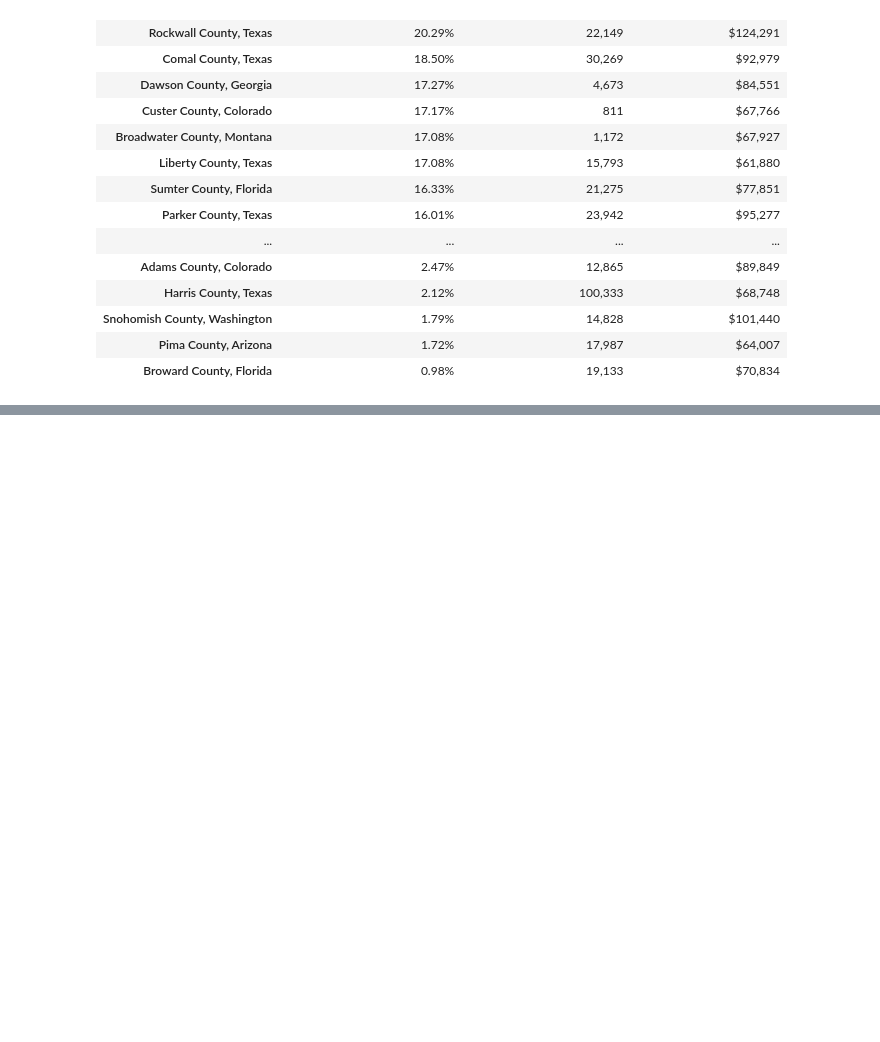
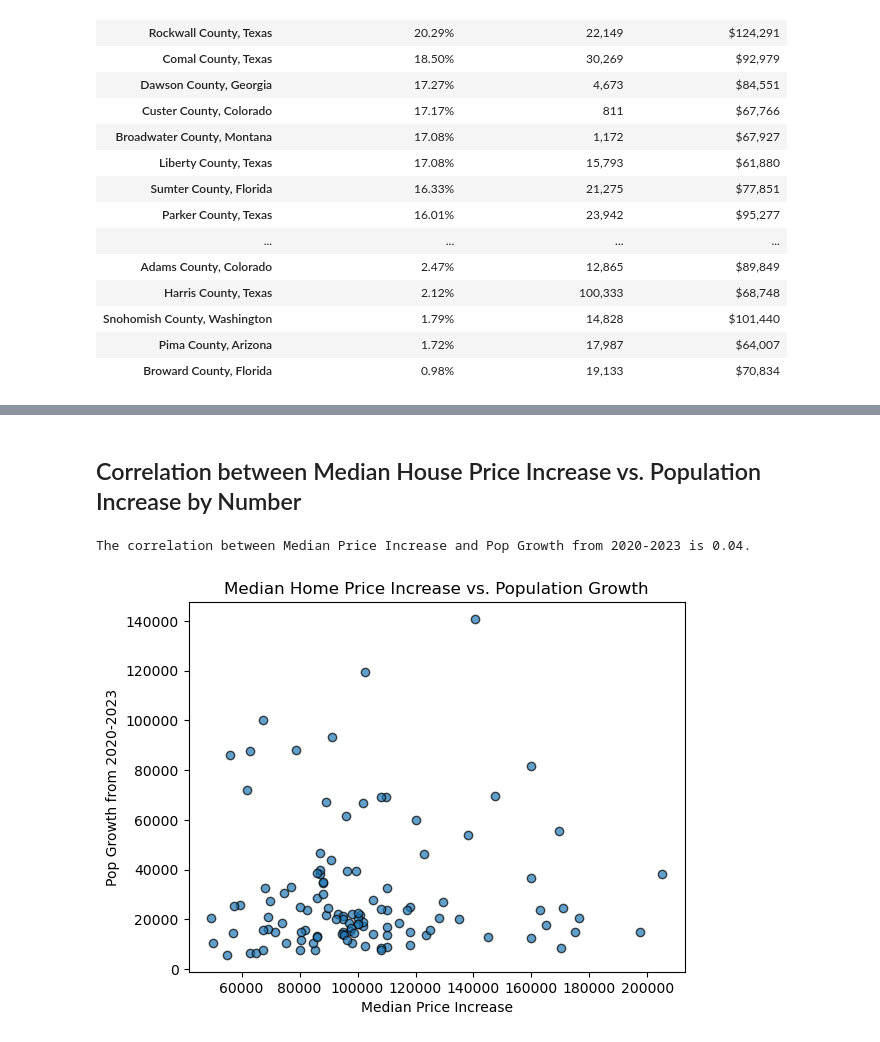
Before and after one commit to smsimba225/Project_1, a Jupyter notebook: Project1_Owen.ipynb, the cells around one changed output, grey strips where cells are left out. Cells and saved outputs as stored; diff of their text form; code cells hidden in the pictures; blank space fills up the shorter version.

```diff
--- a/Project1_Owen.ipynb
+++ b/Project1_Owen.ipynb
@@ -531,0 +467,7 @@ home_median.to_csv('Resources/Pop_home_median.csv')
+# %%
+medianhousing_df = pd.read_csv("Resources/median_housing_prices.csv")
+medianhousing_df['2023 Median']=medianhousing_df['2023 Median'].astype(int)
+medianhousing_df['2020 Median']=medianhousing_df['2020 Median'].astype(int)
+medianhousing_df['Median Price Increase']=medianhousing_df['2023 Median']-medianhousing_df['2020 Median']
+medianhousing_df['Median Price % Increase']=medianhousing_df['2023 Median']/medianhousing_df['2020 Median']*100-100
+medianhousing_df=medianhousing_df[['County', 'Median Home Price (2023)', 'Median Price Increase', 'Median Price % Increase']]
@@ -531,0 +534,2 @@ home_median.to_csv('Resources/Pop_home_median.csv')
+# %%
+rentvsmortgage_df = pd.read_csv("Resources/rentvsmortgage.csv")
@@ -531,0 +575,3 @@ home_median.to_csv('Resources/Pop_home_median.csv')
+# %%
+housingunitsbuilt = pd.read_csv("Resources/housing_built.csv")
+housingdatafinal = home_rent_mortgage.merge(housingunitsbuilt, on='County', how='left')
@@ -531,0 +625,15 @@ home_median.to_csv('Resources/Pop_home_median.csv')
+# %%
+labels = ['1', '2', '3','4', '5', '6', '7', '8', '9', '10']
+housingdatafinal["Rent vs. Mortgage Score"] = pd.cut(housingdatafinal['Rent vs. Mortgage'], 10, labels=labels)
+housingdatafinal['Demand Ratio']=housingdatafinal['Pop Growth from 2020-2023']/housingdatafinal['Total Housing Units built after 2020']
+housingdatafinal['Affordability Ratio']=housingdatafinal['Median Household Income']/housingdatafinal['Total Housing Units built after 2020']
+housingdatafinal['Demand Score'] = pd.cut(housingdatafinal['Demand Ratio'], 10, labels=labels)
+housingdatafinal['Affordability Score'] = pd.cut(housingdatafinal['Affordability Ratio'], 10, labels=labels)
+housingdatafinal["Rent vs. Mortgage Score"]=housingdatafinal["Rent vs. Mortgage Score"].astype(int)
+housingdatafinal['Demand Score']=housingdatafinal['Demand Score'].astype(int)
+housingdatafinal['Affordability Score']=housingdatafinal['Affordability Score'].astype(int)
+
+housingdatafinal['Overall Score']=housingdatafinal['Demand Score']+housingdatafinal["Rent vs. Mortgage Score"]+housingdatafinal['Affordability Score']
+housingdatafinal=housingdatafinal.sort_values('Overall Score', ascending=False)
+housingdatafinal=housingdatafinal[['County','Overall Score', 'Rent vs. Mortgage Score', 'Demand Score', 'Affordability Score', 'Rent vs. Mortgage', 'Median Price % Increase', 'Median Price Increase', 'Median Home Price (2023)','Median Household Income', 'Pop Growth % from 2020-2023', 'Pop Growth from 2020-2023', 'Total Housing Units built after 2020', 'Demand Ratio', 'Affordability Ratio', 'Latitude', 'Longitude']]
+housingdatafinal
@@ -531,0 +714,19 @@ home_median.to_csv('Resources/Pop_home_median.csv')
+# %% [markdown]
+## Correlation between Median House Price Increase vs. Population Increase by Number
+# %%
+housingdatafinal
+# Is there a correlation between Median Home Price Increases and Population Increase by Number?
+
+x_value = housingdatafinal['Median Price Increase']
+y_value = housingdatafinal['Pop Growth from 2020-2023']
+corr_coefficient = st.pearsonr(x_value, y_value)
+print(f"The correlation between Median Price Increase and Pop Growth from 2020-2023 is {round(corr_coefficient[0],2)}.")
+plt.scatter(x_value, y_value, alpha=0.7, edgecolors='black')
+plt.xlabel('Median Price Increase')
+plt.ylabel('Pop Growth from 2020-2023')
+plt.title('Median Home Price Increase vs. Population Growth')
+plt.show()
+# No.  there is no correlation between between Median Home Price Increases and Population Increase by Number
+# %% [output]
+The correlation between Median Price Increase and Pop Growth from 2020-2023 is 0.04.
+[figure, added]
```
Also changed, not shown: parts of 36 cells of this notebook, 4 other files.
